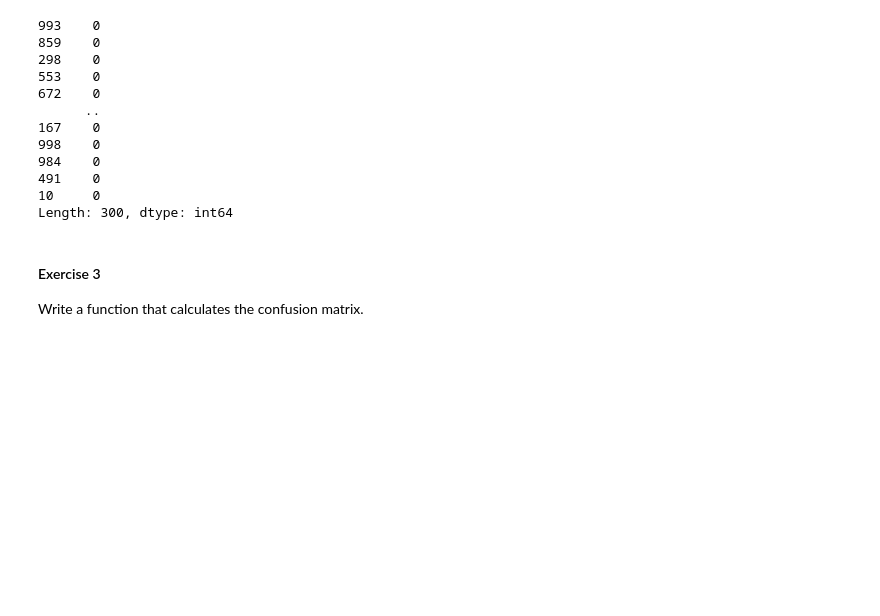
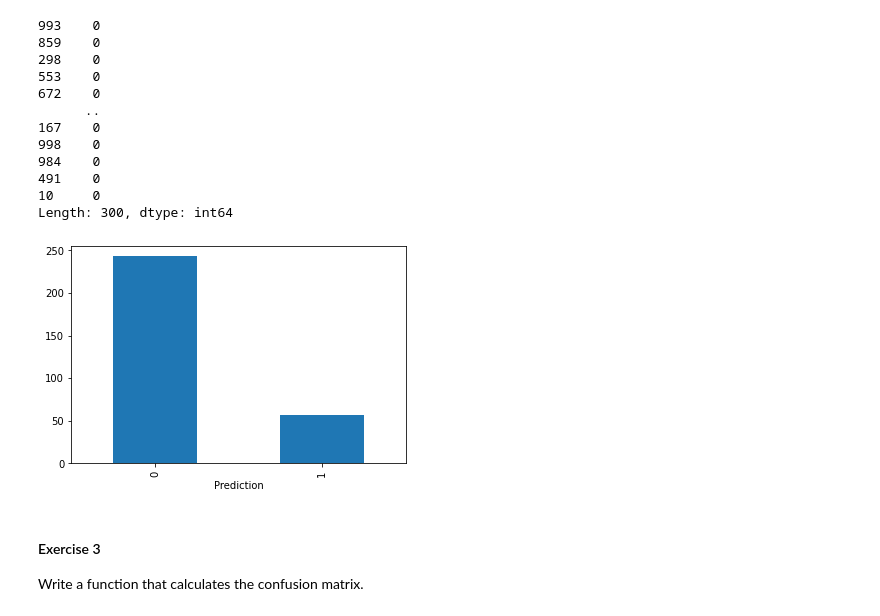
Before and after one commit to csc-466-summer-2022/csc-466-student, a Jupyter notebook: labs/Lab3.ipynb, the cells around one changed output. Cells and saved outputs as stored; diff of their text form; code cells hidden in the pictures; blank space fills up the shorter version.

```diff
--- a/labs/Lab3.ipynb
+++ b/labs/Lab3.ipynb
@@ -186,6 +190,11 @@ y_test
 491    0
 10     0
 Length: 300, dtype: int64
+# %%
+ax = y_test.value_counts().plot.bar()
+ax.set_xlabel('Prediction');
+# %% [output]
+[figure, added]
 # %% [markdown]
 #### Exercise 3
 Write a function that calculates the confusion matrix.
```
Also changed, not shown: parts of 4 cells of this notebook, 3 other files.
